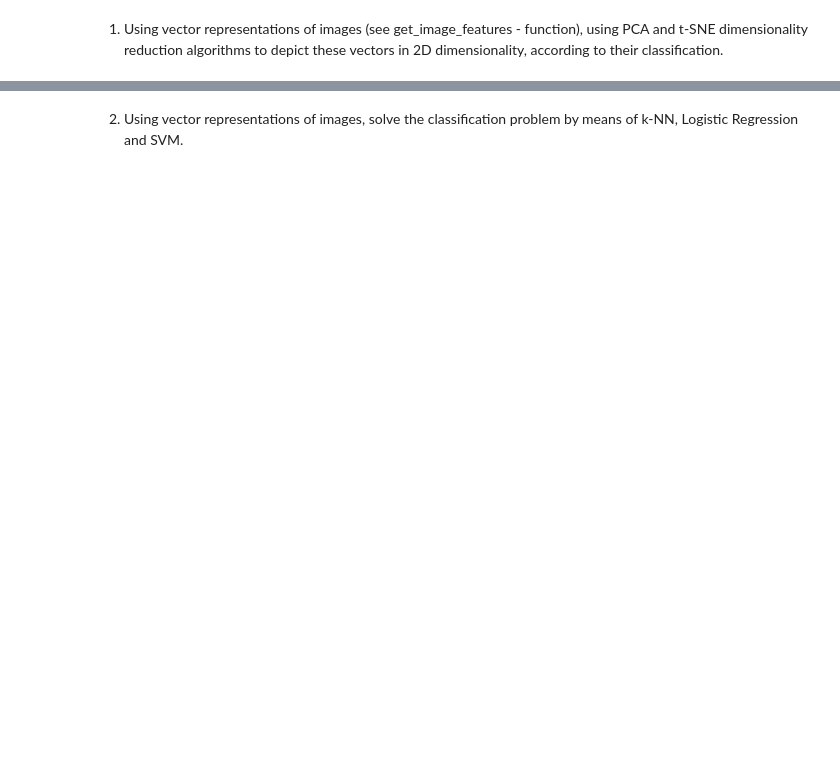
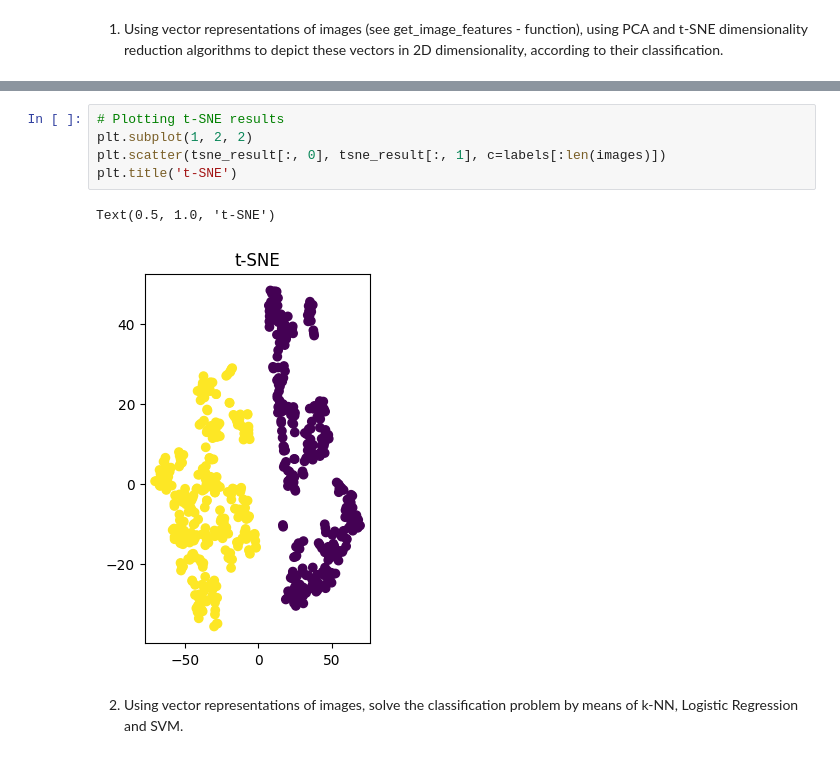
Before and after one commit to mariamzhamakochyan/DINOv2-Image-Analysis-and-Classification, a Jupyter notebook: DINOv2_Analysis.ipynb, the cells around one changed output, grey strips where cells are left out. Drawn from its saved outputs; the diff is of its cells as text; blank space fills up the shorter version.

```diff
--- a/DINOv2_Analysis.ipynb
+++ b/DINOv2_Analysis.ipynb
@@ -146,3 +187,11 @@ plt.show()
+# %%
+# Plotting t-SNE results
+plt.subplot(1, 2, 2)
+plt.scatter(tsne_result[:, 0], tsne_result[:, 1], c=labels[:len(images)])
+plt.title('t-SNE')
+# %% [output]
+Text(0.5, 1.0, 't-SNE')
+[figure, added]
 # %% [markdown]
 2. Using vector representations of images, solve the classification problem by means of k-NN, Logistic Regression and SVM.
 # %%
```
Also changed, not shown: parts of 12 cells of this notebook.
